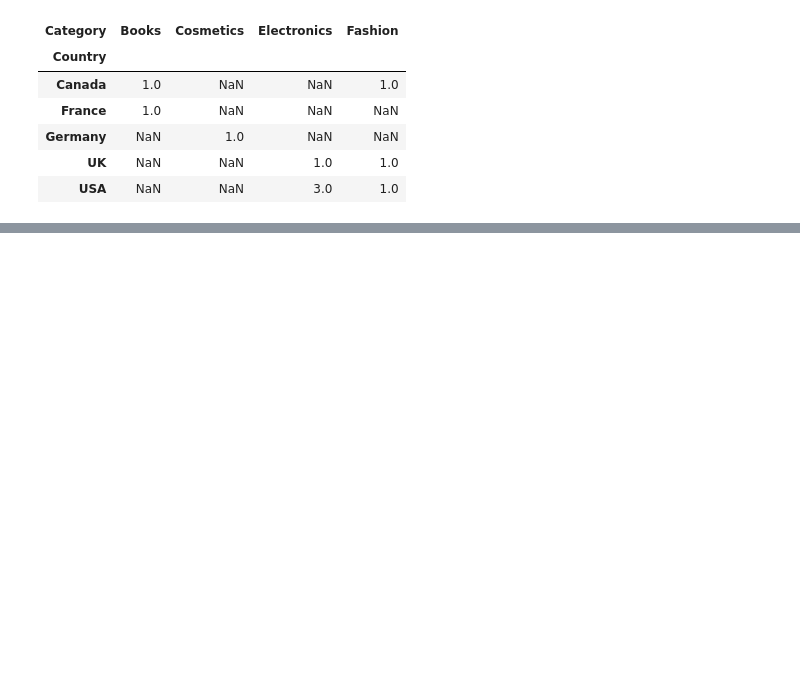
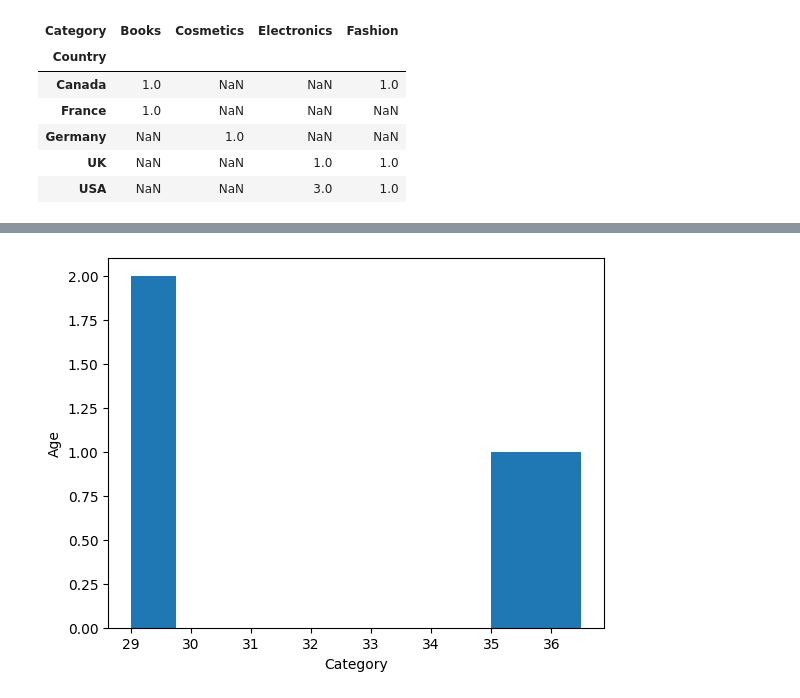
Before and after one commit to Grace-1420/mock_analysis.py, a Jupyter notebook: Copy_of_Notebooks_intro.ipynb, the cells around one changed output, grey strips where cells are left out. Saved outputs shown, nothing was run; the diff lists cells and outputs as text; code cells hidden in the pictures; blank space fills up the shorter version.

```diff
--- a/Copy_of_Notebooks_intro.ipynb
+++ b/Copy_of_Notebooks_intro.ipynb
@@ -93,0 +105,7 @@ pd.pivot_table(df,values = 'Purchase Amount (USD)' , index = 'Country' , columns
+# %%
+df.groupby('Category')['Age'].mean().plot(kind = 'hist')
+plt.xlabel('Category')
+plt.ylabel('Age')
+plt.show()
+# %% [output]
+[figure, added]
```
Also changed, not shown: parts of 4 cells of this notebook.
